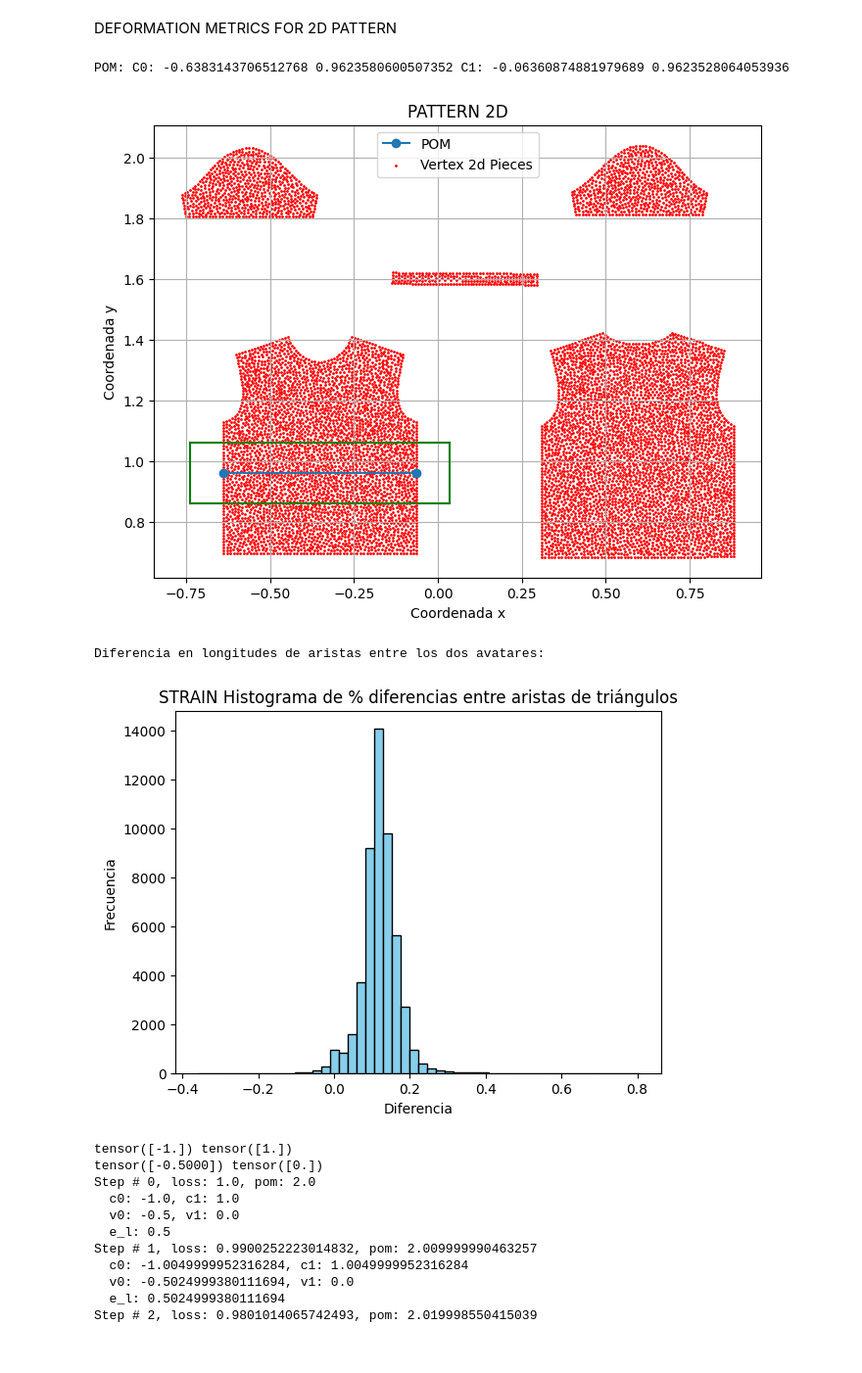
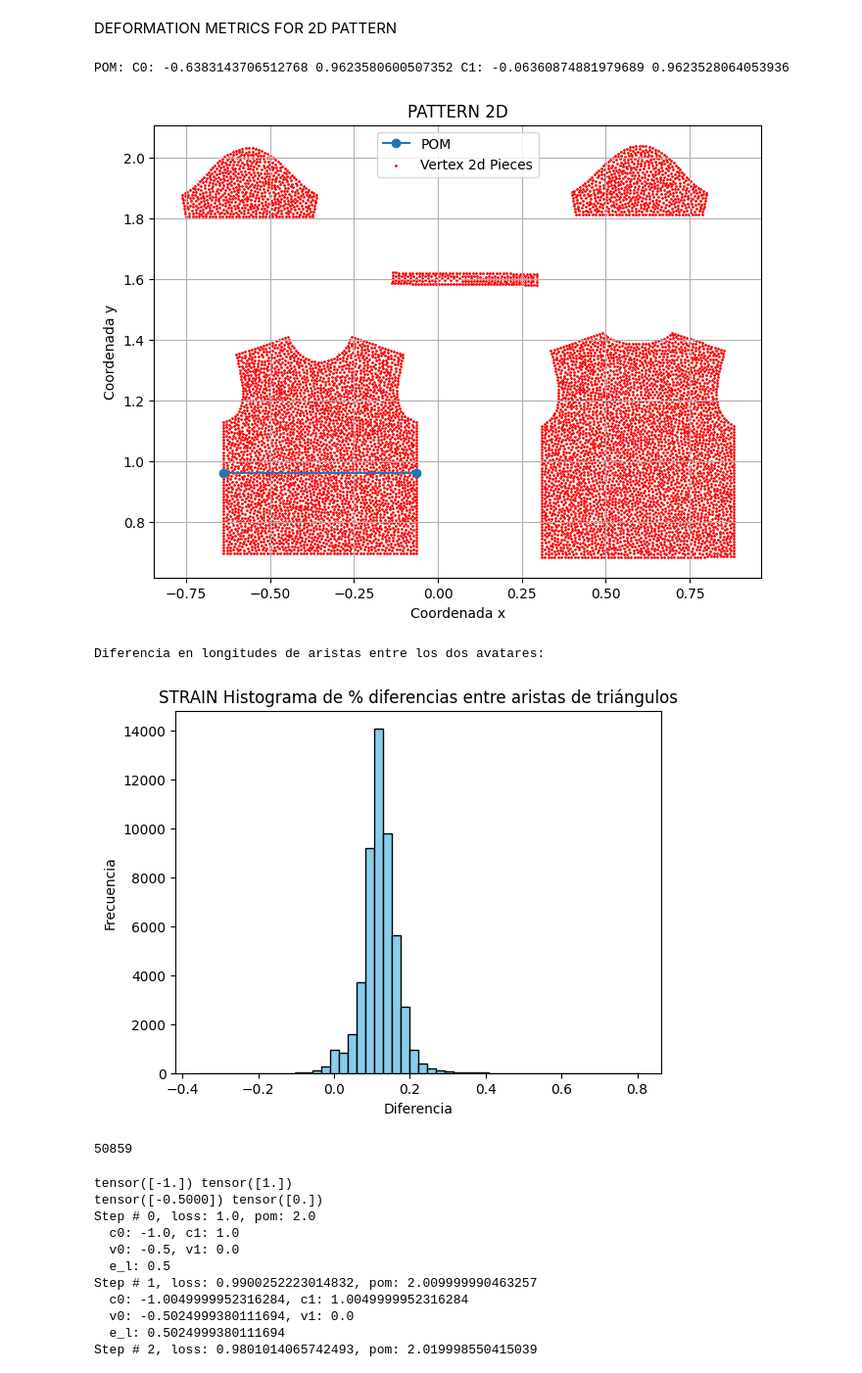
Before and after one commit to martaquintana/2023-tfm-migjrv, a Jupyter notebook: optimization/author-tool-optimization.ipynb, the cells around one changed output. Shown at 98% size. Cells and saved outputs as stored; diff of their text form; code cells hidden in the pictures.

```diff
--- a/optimization/author-tool-optimization.ipynb
+++ b/optimization/author-tool-optimization.ipynb
@@ -201,49 +257,40 @@ pom_C0=Coordinates(transformed_poms[0][0][0],transformed_poms[0][0][1])
 pom_C1=Coordinates(transformed_poms[0][1][0],transformed_poms[0][1][1])
 
 
 POM = transformed_poms
 print("POM:","C0:",pom_C0.x,pom_C0.y,"C1:",pom_C1.x,pom_C1.y)
 
 #print(pieces_positions2d)
 pieces_2d = []
-for i in range(0, len(pieces_positions2d), 2):
-    x = pieces_positions2d[i]
-    y = pieces_positions2d[i + 1]
-    pieces_2d.append(Coordinates(x, y))
+for piece_data in pieces_positions2d:
+    position2d = piece_data['position2D']
+    for i in range(0, len(position2d), 2):
+        x = position2d[i]
+        y = position2d[i + 1]
+        pieces_2d.append(Coordinates(x, y))
 
 
 # PLOT
 plt.figure(figsize=(8, 6))
-margin = 0.1  # margin
-min_x = np.min(pom_C0.x) - margin
-max_x = np.max(pom_C1.x) + margin
-min_y = np.min(pom_C0.y) - margin
-max_y = np.max(pom_C1.y) + margin
-
-# Bounding box
-plt.plot([min_x, max_x], [min_y, min_y], color='green') # Inferior Line
-plt.plot([min_x, max_x], [max_y, max_y], color='green') # Superior Line
-plt.plot([min_x, min_x], [min_y, max_y], color='green') # Left Line
-plt.plot([max_x, max_x], [min_y, max_y], color='green') # Right Line
 
 plt.plot([pom_C0.x, pom_C1.x], [pom_C0.y, pom_C1.y], marker='o', label='POM')
 
 
 plt.scatter([position.x for position in pieces_2d],
             [position.y for position in pieces_2d],
             color='red',s=1, label='Vertex 2d Pieces')
 
 
 plt.xlabel('Coordenada x')
 plt.ylabel('Coordenada y')
 plt.title('PATTERN 2D')
 plt.legend()
 
 plt.grid(True)
 plt.show()
 # %% [output]
 POM: C0: -0.6383143706512768 0.9623580600507352 C1: -0.06360874881979689 0.9623528064053936
-[figure, old version]
+[figure, new version]
 # %%
 #COMPUTE DEFORMATION METRIC 3D: EDGE LENGTH
 
@@ -312,8 +359,11 @@ plt.title('STRAIN Histograma de % diferencias entre aristas de triángulos')
 
 # Mostrar el histograma
 plt.show()
+
+print(len(target_strain))
 # %% [output]
 Diferencia en longitudes de aristas entre los dos avatares:
 [figure]
+50859
 # %%
 #OPTIMIZACION
```
Also changed, not shown: parts of 6 cells of this notebook.
